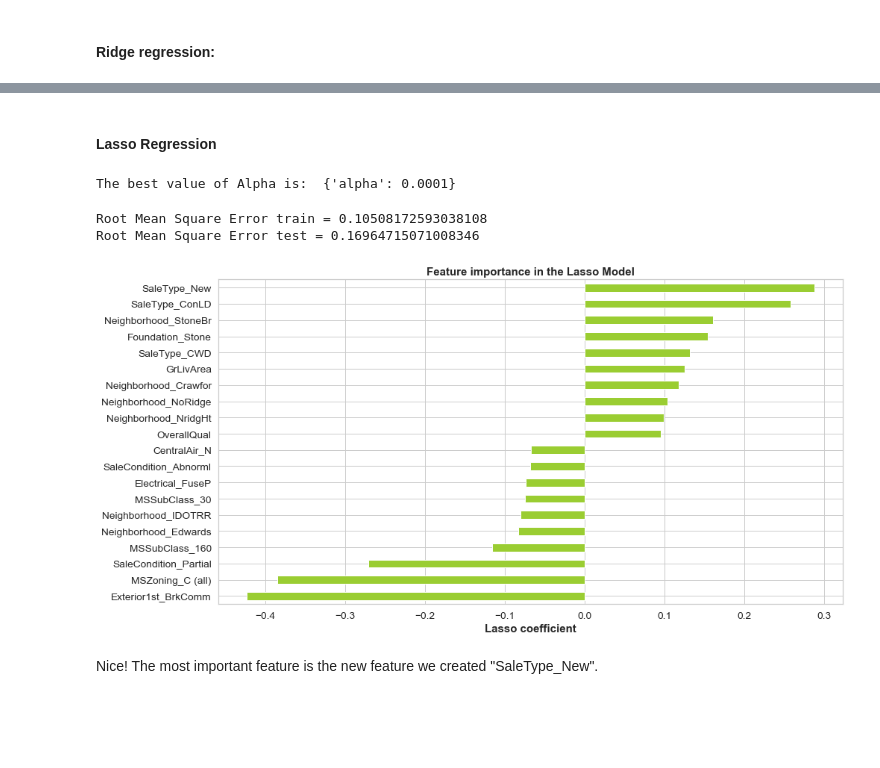
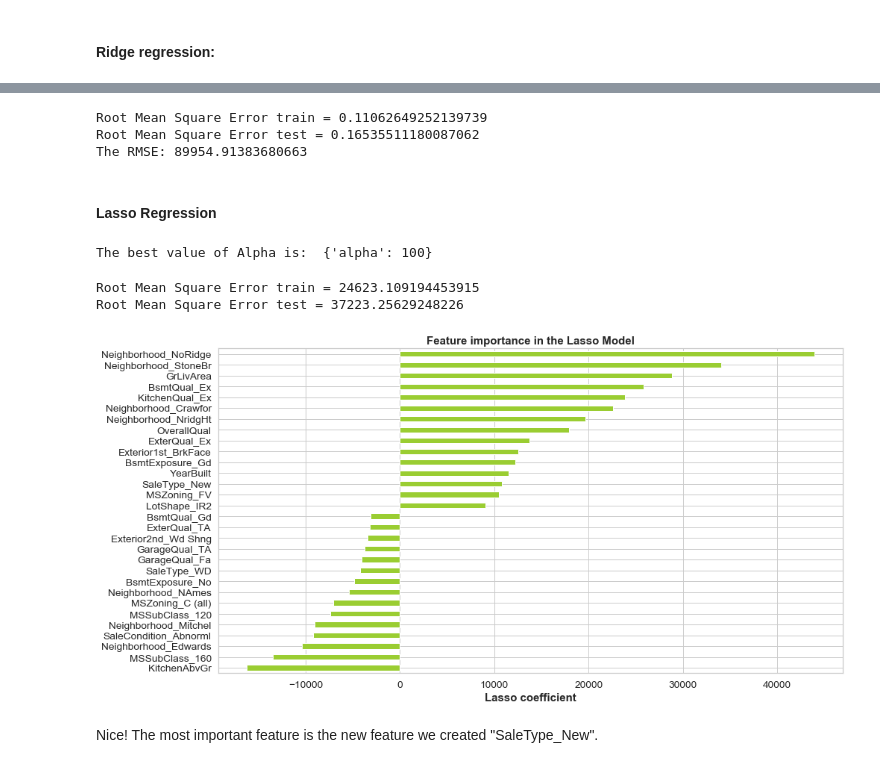
Before and after one commit to chibz3/Real_estate_investment, a Jupyter notebook: housing_prices.ipynb, the cells around one changed output, grey strips where cells are left out. Saved outputs shown, nothing was run; the diff lists cells and outputs as text; code cells hidden in the pictures; blank space fills up the shorter version.

```diff
--- a/housing_prices.ipynb
+++ b/housing_prices.ipynb
@@ -1111,9 +1141,10 @@ The best value of Alpha is:  {'alpha': 9}
 # %%
-ridge_mod=Ridge(alpha=9)
+ridge_mod=Ridge(alpha=12)
 ridge_mod.fit(x_train,y_train)
 y_pred_train=ridge_mod.predict(x_train)
 y_pred_test=ridge_mod.predict(x_test)
 
 print('Root Mean Square Error train = ' + str(math.sqrt(sklm.mean_squared_error(y_train, y_pred_train))))
 print('Root Mean Square Error test = ' + str(math.sqrt(sklm.mean_squared_error(y_test, y_pred_test))))
+#print(f'The RMSE: {np.sqrt(mean_squared_error(np.expm1(y_test),np.expm1(y_pred_test)))}')
 # %% [output]
@@ -1121,0 +1159,13 @@ Root Mean Square Error test = 0.16535511180087062
+# %%
+ridge_mod=Ridge(alpha=9)
+ridge_mod.fit(x_train,y_train)
+y_pred_train=ridge_mod.predict(x_train)
+y_pred_test=ridge_mod.predict(x_test)
+
+print('Roxot Mean Square Error train = ' + str(math.sqrt(sklm.mean_squared_error(y_train, y_pred_train))))
+print('Root Mean Square Error test = ' + str(math.sqrt(sklm.mean_squared_error(y_test, y_pred_test))))
+print(f'The RMSE: {np.sqrt(mean_squared_error(np.expm1(y_test),np.expm1(y_pred_test)))}')
+# %% [output]
+Root Mean Square Error train = 0.11062649252139739
+Root Mean Square Error test = 0.16535511180087062
+The RMSE: 89954.91383680663
@@ -1124,7 +1176,7 @@ Root Mean Square Error test = 0.16535511180087062
 # %%
 from sklearn.linear_model import Lasso
 
-parameters= {'alpha':[0.0001,0.0009,0.001,0.002,0.003,0.01,0.1,1,10,100]}
+parameters= {'alpha':[0.0001,0.0009,0.001,0.002,0.003,0.01,0.1,1,10,100,200,500]}
 
 
 lasso=Lasso()
@@ -1133,9 +1185,9 @@ lasso_reg.fit(x_train,y_train)
 
 print('The best value of Alpha is: ',lasso_reg.best_params_)
 # %% [output]
-The best value of Alpha is:  {'alpha': 0.0001}
+The best value of Alpha is:  {'alpha': 100}
 # %%
-lasso_mod=Lasso(alpha=0.0001)
+lasso_mod=Lasso(alpha=100)
 lasso_mod.fit(x_train,y_train)
 y_lasso_train=lasso_mod.predict(x_train)
 y_lasso_test=lasso_mod.predict(x_test)
@@ -1143,19 +1195,19 @@ y_lasso_test=lasso_mod.predict(x_test)
 print('Root Mean Square Error train = ' + str(math.sqrt(sklm.mean_squared_error(y_train, y_lasso_train))))
 print('Root Mean Square Error test = ' + str(math.sqrt(sklm.mean_squared_error(y_test, y_lasso_test))))
 # %% [output]
-Root Mean Square Error train = 0.10508172593038108
-Root Mean Square Error test = 0.16964715071008346
+Root Mean Square Error train = 24623.109194453915
+Root Mean Square Error test = 37223.25629248226
 # %%
 coefs = pd.Series(lasso_mod.coef_, index = X.columns)
 
-imp_coefs = pd.concat([coefs.sort_values().head(10),
-                     coefs.sort_values().tail(10)])
+imp_coefs = pd.concat([coefs.sort_values().head(15),
+                     coefs.sort_values().tail(15)])
 imp_coefs.plot(kind = "barh", color='yellowgreen',figsize= (15,8))
 plt.xlabel("Lasso coefficient", weight='bold')
 plt.title("Feature importance in the Lasso Model", weight='bold')
 plt.show()
 # %% [output]
-[figure, old version]
+[figure, new version]
 # %% [markdown]
 Nice! The most important feature is the new feature we created "SaleType_New".
 # %%
```
Also changed, not shown: parts of 37 cells of this notebook.
